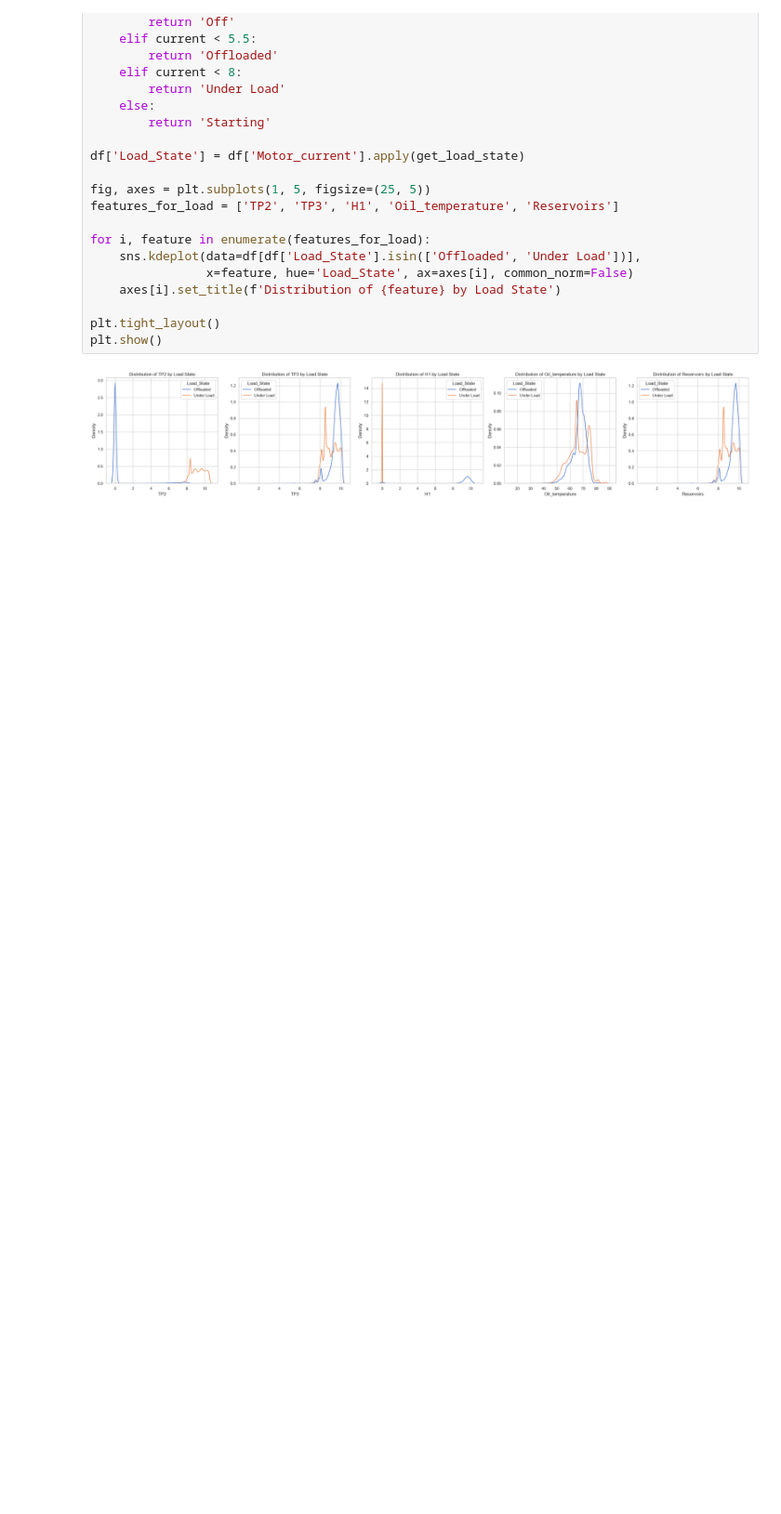
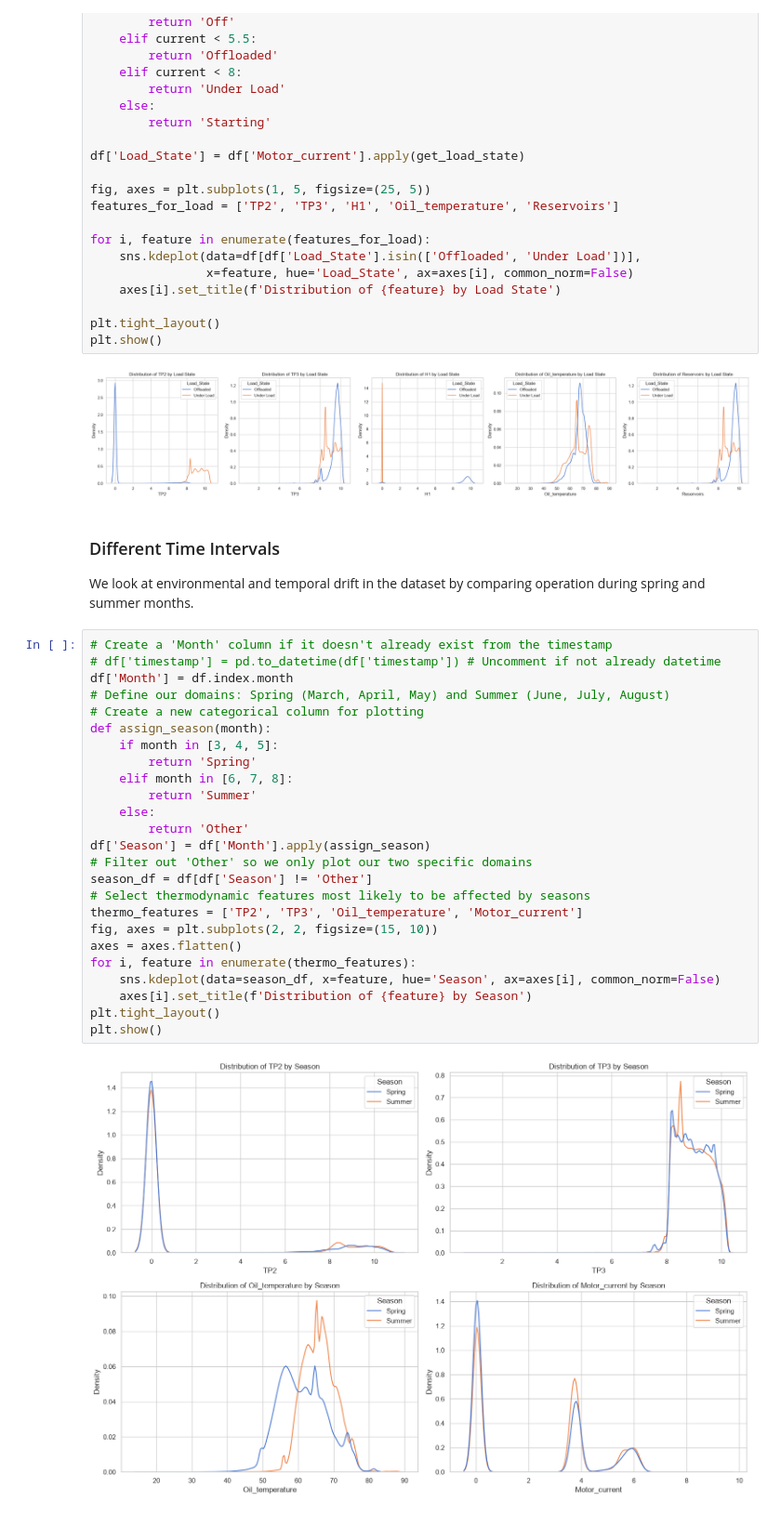
Before and after one commit to lollogiro/ai4i-transfer-learning-synthetic, a Jupyter notebook: stage1-data_exploration/metropt3.ipynb, the cells around one changed output. Shown at 93% size. Cells and saved outputs as stored; diff of their text form; blank space fills up the shorter version.

```diff
--- a/stage1-data_exploration/metropt3.ipynb
+++ b/stage1-data_exploration/metropt3.ipynb
@@ -391,3 +391,34 @@ plt.tight_layout()
 plt.show()
 # %% [output]
 [figure]
+# %% [markdown]
+### Different Time Intervals
+
+We look at environmental and temporal drift in the dataset by comparing operation during spring and summer months.
+# %%
+# Create a 'Month' column if it doesn't already exist from the timestamp
+# df['timestamp'] = pd.to_datetime(df['timestamp']) # Uncomment if not already datetime
+df['Month'] = df.index.month
+# Define our domains: Spring (March, April, May) and Summer (June, July, August)
+# Create a new categorical column for plotting
+def assign_season(month):
+    if month in [3, 4, 5]:
+        return 'Spring'
+    elif month in [6, 7, 8]:
+        return 'Summer'
+    else:
+        return 'Other'
+df['Season'] = df['Month'].apply(assign_season)
+# Filter out 'Other' so we only plot our two specific domains
+season_df = df[df['Season'] != 'Other']
+# Select thermodynamic features most likely to be affected by seasons
+thermo_features = ['TP2', 'TP3', 'Oil_temperature', 'Motor_current']
+fig, axes = plt.subplots(2, 2, figsize=(15, 10))
+axes = axes.flatten()
+for i, feature in enumerate(thermo_features):
+    sns.kdeplot(data=season_df, x=feature, hue='Season', ax=axes[i], common_norm=False)
+    axes[i].set_title(f'Distribution of {feature} by Season')
+plt.tight_layout()
+plt.show()
+# %% [output]
+[figure, added]
```
Also changed, not shown: parts of 8 cells of this notebook.
